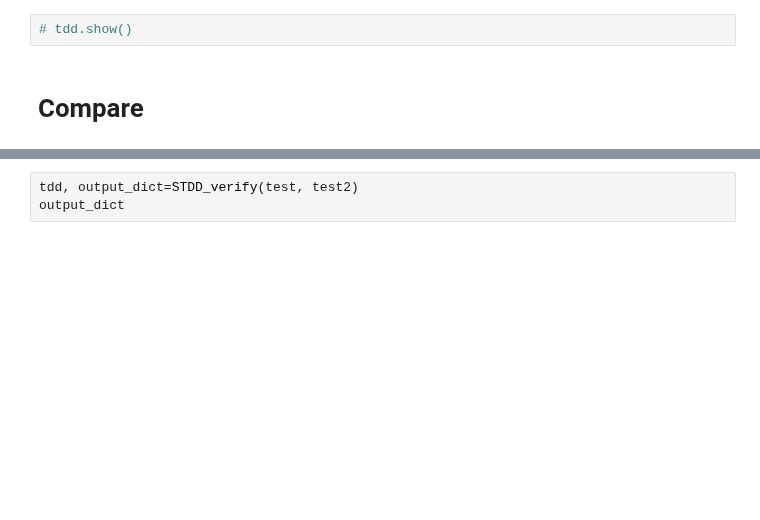
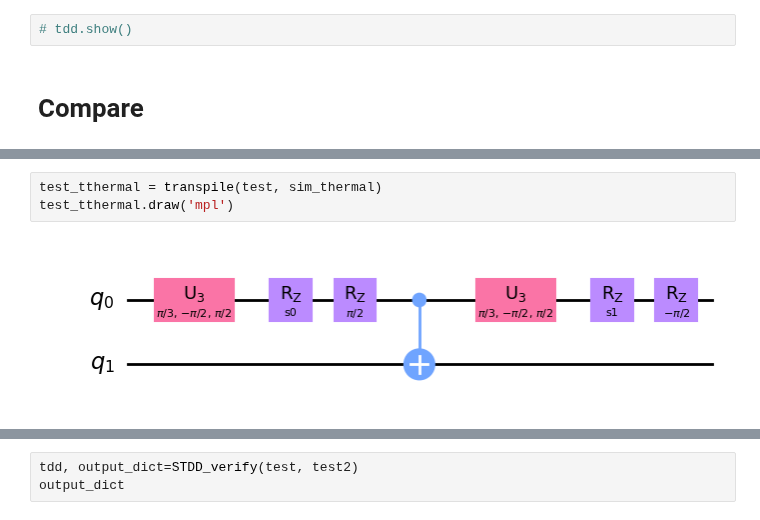
Before and after one commit to Veriqc/Symbol_TDD, a Jupyter notebook: TrDD_experiment.ipynb, the cells around one changed output, grey strips where cells are left out. Saved outputs shown, nothing was run; the diff lists cells and outputs as text; blank space fills up the shorter version.

```diff
--- a/TrDD_experiment.ipynb
+++ b/TrDD_experiment.ipynb
@@ -699,0 +835,5 @@ test.draw('mpl')
+# %%
+test_tthermal = transpile(test, sim_thermal)
+test_tthermal.draw('mpl')
+# %% [output]
+[figure, added]
```
Also changed, not shown: parts of 18 cells of this notebook.
